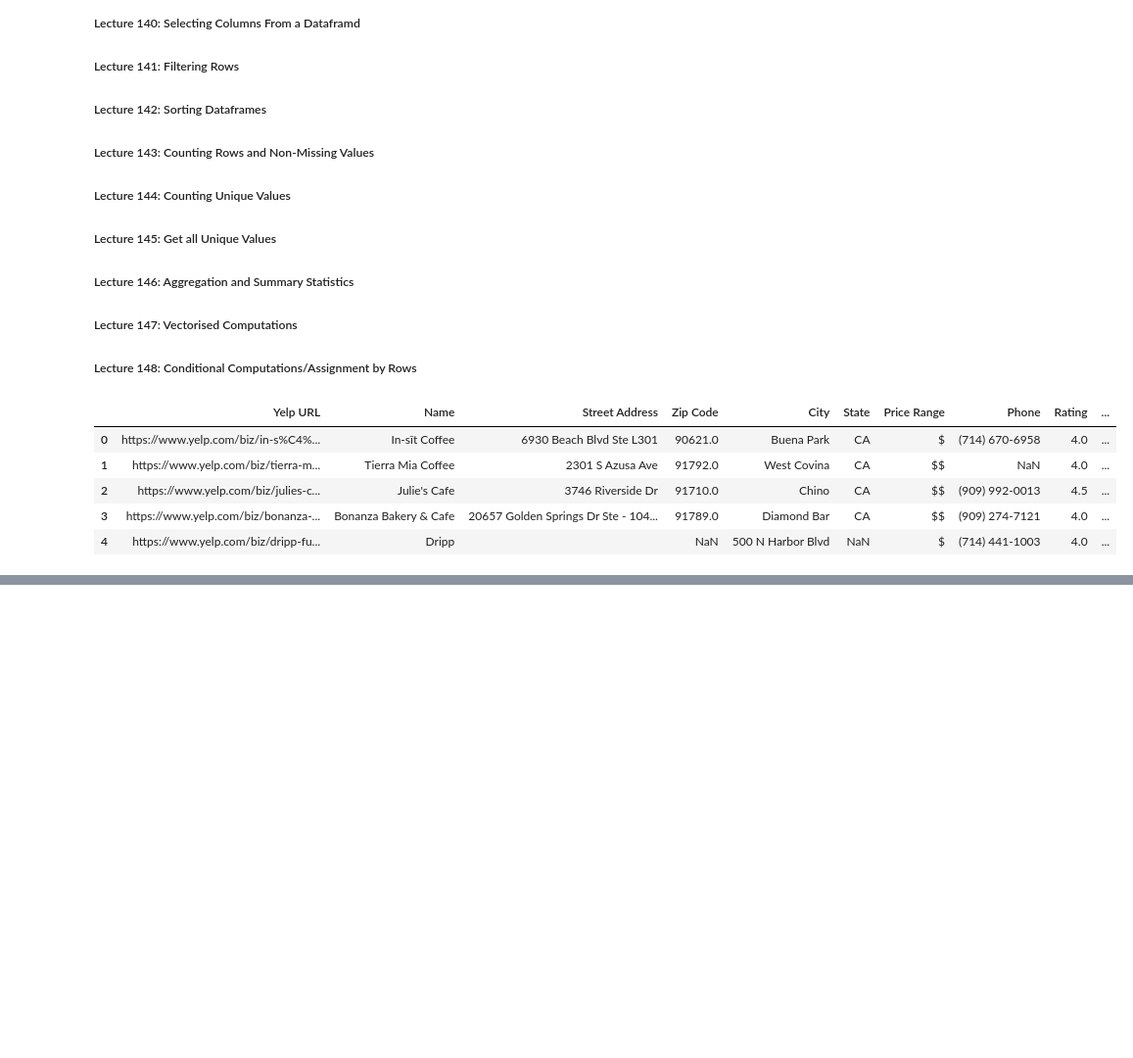
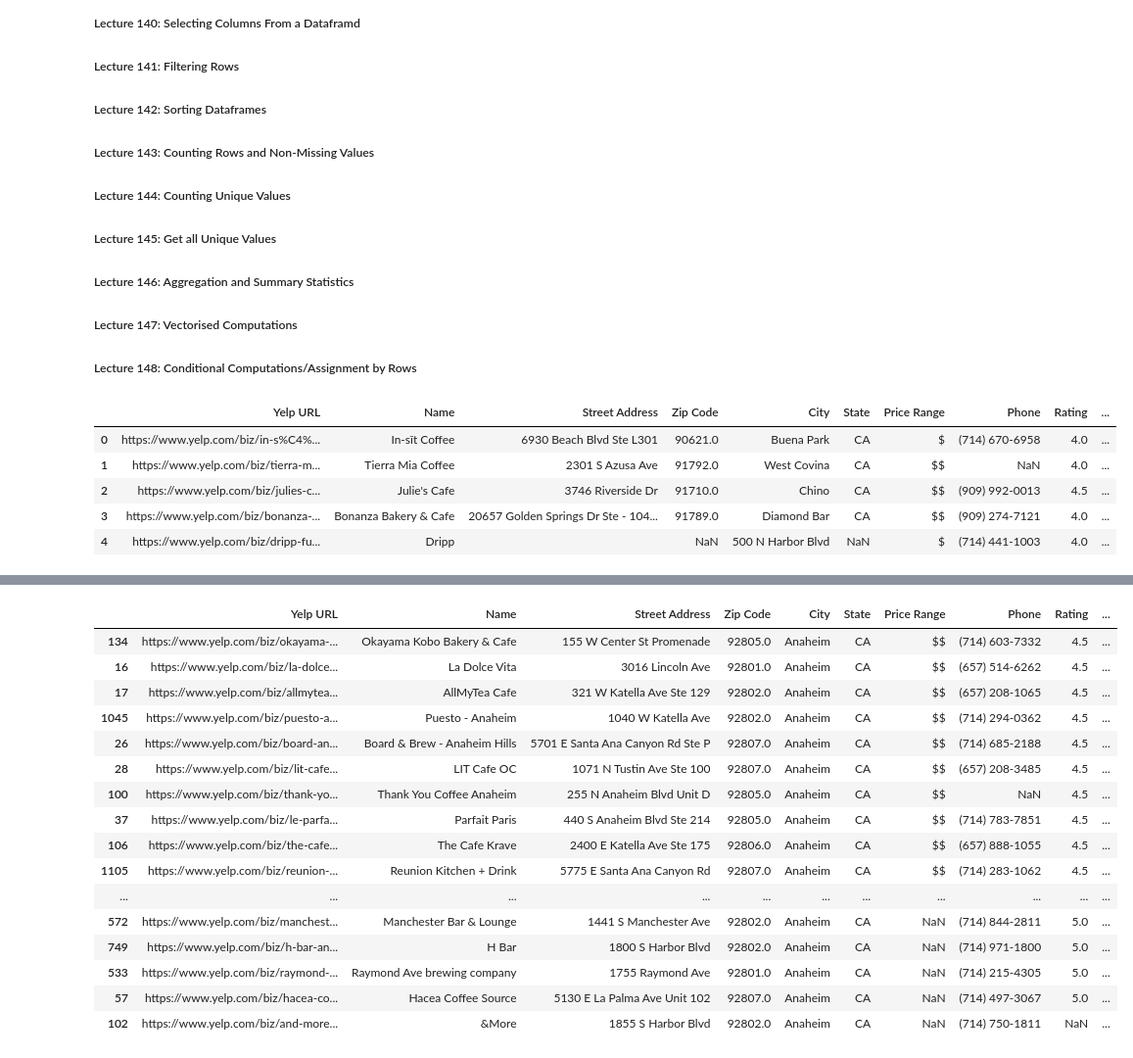
Before and after one commit to RoyAWilson/FntstcPythonDtScncMchnLrnng, a Jupyter notebook: Section_25_DataAnalPandas/135_Pandas.ipynb, the cells around one changed output, grey strips where cells are left out. Shown: that part at 98% size. Drawn from its saved outputs; the diff is of its cells as text; code cells hidden in the pictures; blank space fills up the shorter version.

```diff
--- a/Section_25_DataAnalPandas/135_Pandas.ipynb
+++ b/Section_25_DataAnalPandas/135_Pandas.ipynb
@@ -32,0 +197,3 @@ data.head(5)
+# %%
+data = data.loc[data['City'].notna()]
+data
@@ -32,0 +214,3 @@ data.head(5)
+# %%
+data.sort_values('City', inplace=True)
+data
@@ -32,0 +231,5 @@ data.head(5)
+# %%
+# Sort by multiple columns:
+
+data.sort_values( ['City', 'Price Range', 'Rating'], inplace=True )
+data
@@ -32,0 +250,5 @@ data.head(5)
+# %%
+# Show only
+
+aanaheim_city = data.loc[data.City == 'Anaheim']
+aanaheim_city
@@ -32,0 +269,20 @@ data.head(5)
+# %%
+aanaheim_city.tail(50)
+# %% [output]
+|  | Yelp URL | Name | Street Address | Zip Code | City | State | Price Range | Phone | Rating | ... |
+| 134 | https://www.yelp.com/biz/okayama-... | Okayama Kobo Bakery & Cafe | 155 W Center St Promenade | 92805.0 | Anaheim | CA | $$ | (714) 603-7332 | 4.5 | ... |
+| 16 | https://www.yelp.com/biz/la-dolce... | La Dolce Vita | 3016 Lincoln Ave | 92801.0 | Anaheim | CA | $$ | (657) 514-6262 | 4.5 | ... |
+| 17 | https://www.yelp.com/biz/allmytea... | AllMyTea Cafe | 321 W Katella Ave Ste 129 | 92802.0 | Anaheim | CA | $$ | (657) 208-1065 | 4.5 | ... |
+| 1045 | https://www.yelp.com/biz/puesto-a... | Puesto - Anaheim | 1040 W Katella Ave | 92802.0 | Anaheim | CA | $$ | (714) 294-0362 | 4.5 | ... |
+| 26 | https://www.yelp.com/biz/board-an... | Board & Brew - Anaheim Hills | 5701 E Santa Ana Canyon Rd Ste P | 92807.0 | Anaheim | CA | $$ | (714) 685-2188 | 4.5 | ... |
+| 28 | https://www.yelp.com/biz/lit-cafe... | LIT Cafe OC | 1071 N Tustin Ave Ste 100 | 92807.0 | Anaheim | CA | $$ | (657) 208-3485 | 4.5 | ... |
+| 100 | https://www.yelp.com/biz/thank-yo... | Thank You Coffee Anaheim | 255 N Anaheim Blvd Unit D | 92805.0 | Anaheim | CA | $$ | NaN | 4.5 | ... |
+| 37 | https://www.yelp.com/biz/le-parfa... | Parfait Paris | 440 S Anaheim Blvd Ste 214 | 92805.0 | Anaheim | CA | $$ | (714) 783-7851 | 4.5 | ... |
+| 106 | https://www.yelp.com/biz/the-cafe... | The Cafe Krave | 2400 E Katella Ave Ste 175 | 92806.0 | Anaheim | CA | $$ | (657) 888-1055 | 4.5 | ... |
+| 1105 | https://www.yelp.com/biz/reunion-... | Reunion Kitchen + Drink | 5775 E Santa Ana Canyon Rd | 92807.0 | Anaheim | CA | $$ | (714) 283-1062 | 4.5 | ... |
+| ... | ... | ... | ... | ... | ... | ... | ... | ... | ... | ... |
+| 572 | https://www.yelp.com/biz/manchest... | Manchester Bar & Lounge | 1441 S Manchester Ave | 92802.0 | Anaheim | CA | NaN | (714) 844-2811 | 5.0 | ... |
+| 749 | https://www.yelp.com/biz/h-bar-an... | H Bar | 1800 S Harbor Blvd | 92802.0 | Anaheim | CA | NaN | (714) 971-1800 | 5.0 | ... |
+| 533 | https://www.yelp.com/biz/raymond-... | Raymond Ave brewing company | 1755 Raymond Ave | 92801.0 | Anaheim | CA | NaN | (714) 215-4305 | 5.0 | ... |
+| 57 | https://www.yelp.com/biz/hacea-co... | Hacea Coffee Source | 5130 E La Palma Ave Unit 102 | 92807.0 | Anaheim | CA | NaN | (714) 497-3067 | 5.0 | ... |
+| 102 | https://www.yelp.com/biz/and-more... | &More | 1855 S Harbor Blvd | 92802.0 | Anaheim | CA | NaN | (714) 750-1811 | NaN | ... |
```
Also changed, not shown: parts of 45 cells of this notebook, 3 other files.
